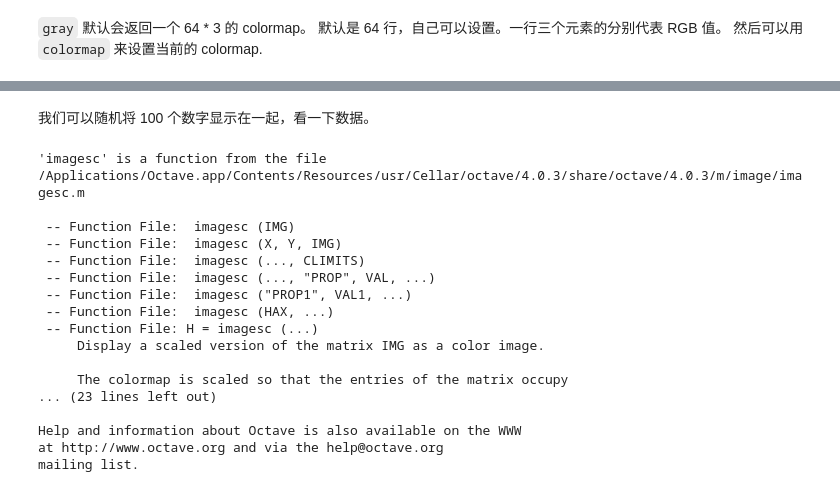
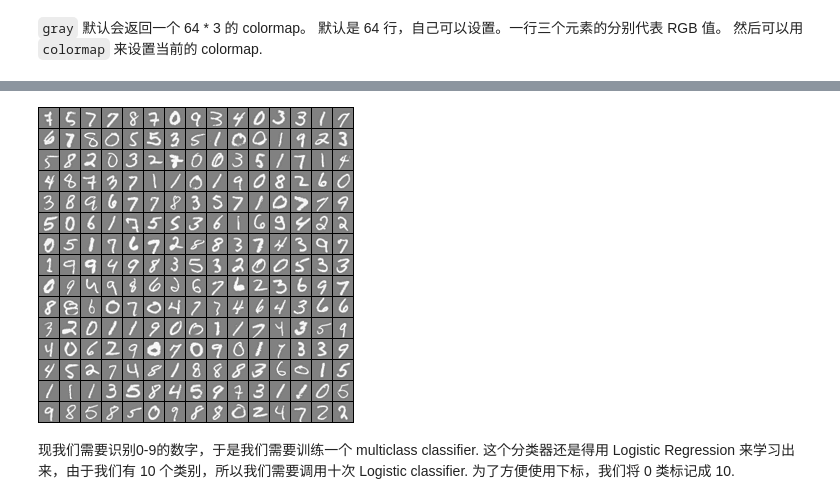
Before and after one commit to AaronFlower/Jupyter, a Jupyter notebook: Coursera-ML/03-NeuralNetwork/week04-NeuralNetwork.ipynb, the cells around one changed output, grey strips where cells are left out. Drawn from its saved outputs; the diff is of its cells as text; code cells hidden in the pictures.

Commit message:
add multiclass classifier

```diff
--- a/Coursera-ML/03-NeuralNetwork/week04-NeuralNetwork.ipynb
+++ b/Coursera-ML/03-NeuralNetwork/week04-NeuralNetwork.ipynb
@@ -91,22 +51,31 @@ ans =
-# %% [markdown]
-我们可以随机将 100 个数字显示在一起，看一下数据。
-# %%
-help imagesc
-# %% [output]
-'imagesc' is a function from the file /Applications/Octave.app/Contents/Resources/usr/Cellar/octave/4.0.3/share/octave/4.0.3/m/image/imagesc.m
-
- -- Function File:  imagesc (IMG)
- -- Function File:  imagesc (X, Y, IMG)
- -- Function File:  imagesc (..., CLIMITS)
- -- Function File:  imagesc (..., "PROP", VAL, ...)
- -- Function File:  imagesc ("PROP1", VAL1, ...)
- -- Function File:  imagesc (HAX, ...)
- -- Function File: H = imagesc (...)
-     Display a scaled version of the matrix IMG as a color image.
-
-     The colormap is scaled so that the entries of the matrix occupy
-... (23 lines left out)
-
-Help and information about Octave is also available on the WWW
-at http://www.octave.org and via the help@octave.org
-mailing list.
+# %%
+% display function
+function displayData(sel, root)
+    colormap(gray);
+    width = 20;
+    height = 20;
+    pad = 1;
+    rows = root;
+    cols = root;
+    display_arrays = -ones(pad + rows * (height + 1), pad + cols * (width + 1));
+    for i = 1:root
+        for j = 1:root
+            index = (i - 1) * root + j;
+            % Octave 中的数组访问可以是 scalar, 当然也可以传一个数组，会把数组中的值当成下标来取值。
+            display_arrays(
+                pad + (j - 1) * (height + pad) + (1:height),
+                pad + (i - 1) * (width + pad) + (1:width)
+            ) = reshape(sel(index, :), 20, 20) / max(abs(sel(index, :)));
+        end
+    end
+    imagesc(display_arrays, [-1, 1]);
+end
+# %%
+% 我们可以随机将 15 * 15 个数字显示在一起，看一下数据。
+[m, n] = size(X);
+randIndices = randperm(m); % 随机选择一个 permutaion.
+displayData(X(randIndices(1:225), :), 15)
+# %% [output]
+[figure, added]
+# %% [markdown]
+现我们需要识别0-9的数字，于是我们需要训练一个 multiclass classifier. 这个分类器还是得用 Logistic Regression 来学习出来，由于我们有 10 个类别，所以我们需要调用十次 Logistic classifier. 为了方便使用下标，我们将 0 类标记成 10.
```
Also changed, not shown: parts of 11 cells of this notebook, 2 other files.
